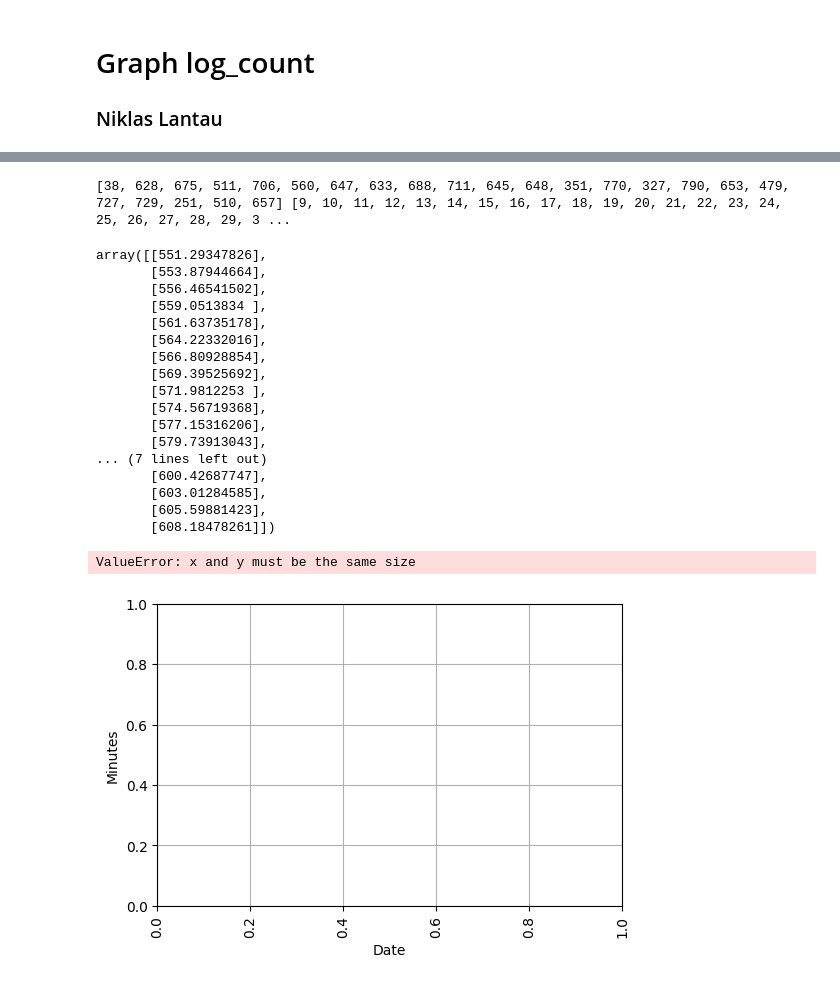
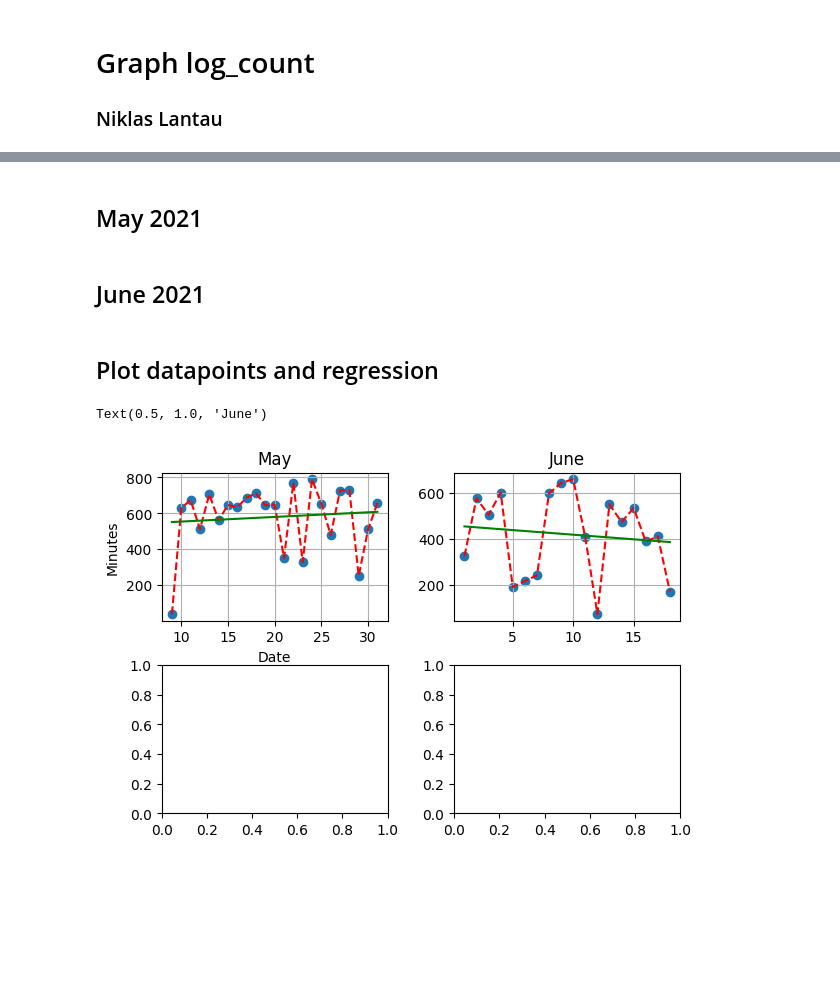
Before and after one commit to nlantau/dotfiles_arch, a Jupyter notebook: .config/scripts/log_graph.ipynb, the cells around one changed output, grey strips where cells are left out. Cells and saved outputs as stored; diff of their text form; code cells hidden in the pictures; blank space fills up the shorter version.

```diff
--- a/.config/scripts/log_graph.ipynb
+++ b/.config/scripts/log_graph.ipynb
@@ -58,42 +38,51 @@ x_vals[5]
+# %% [markdown]
+## May 2021
 # %%
-x_pred = {5:[], 6:[], 7:[]}
+# Extract x- and y-values for may
 x_5 = [x_vals[5][x][0] for x in range(len(x_vals[5]))]
 y_5 = [x_vals[5][x][1] for x in range(len(x_vals[5]))]
-print(y_5, x_5)
+
+# Reshape x- and y-values for Linear Regression
 x_pred[5] = np.array(x_5).reshape((-1,1))
 y_5 = np.array(y_5).reshape((-1,1))
-#x_pred[5]
+
+# Predict model
 model_5 = LinearRegression().fit(x_pred[5], y_5)
-y_pred = model_5.predict(x_pred[5])
-y_pred
+y_pred_5 = model_5.predict(x_pred[5])
-# %% [output]
-[38, 628, 675, 511, 706, 560, 647, 633, 688, 711, 645, 648, 351, 770, 327, 790, 653, 479, 727, 729, 251, 510, 657] [9, 10, 11, 12, 13, 14, 15, 16, 17, 18, 19, 20, 21, 22, 23, 24, 25, 26, 27, 28, 29, 3 ...
-array([[551.29347826],
-       [553.87944664],
-       [556.46541502],
-       [559.0513834 ],
-       [561.63735178],
-       [564.22332016],
-       [566.80928854],
-       [569.39525692],
-       [571.9812253 ],
-       [574.56719368],
-       [577.15316206],
-       [579.73913043],
-... (7 lines left out)
-       [600.42687747],
-       [603.01284585],
-       [605.59881423],
-       [608.18478261]])
+# %% [markdown]
+## June 2021
+# %%
+# Extract x- and y-values for may
+x_6 = [x_vals[6][x][0] for x in range(len(x_vals[6]))]
+y_6 = [x_vals[6][x][1] for x in range(len(x_vals[6]))]
+
+# Reshape x- and y-values for Linear Regression
+x_pred[6] = np.array(x_6).reshape((-1,1))
+y_6 = np.array(y_6).reshape((-1,1))
+
+# Predict model
+model_6 = LinearRegression().fit(x_pred[6], y_6)
+y_pred_6 = model_6.predict(x_pred[6])
+# %% [markdown]
+## Plot datapoints and regression
 # %%
-plt.figure(dpi=100)
-plt.grid()
-plt.xticks(rotation=90)
-plt.ylabel('Minutes'); plt.xlabel('Date'); plt.xticks(rotation=90)
-plt.scatter(x_vals[5], y_vals)
-plt.plot(x_vals, y_vals, 'r--')
-plt.plot(x, y_pred, 'g')
-plt.tight_layout()
+fig, ax = plt.subplots(2,2)
+fig.dpi = 100
+fig.tight_layout()
+
+ax[0,0].scatter(x_5, y_5)
+ax[0,0].plot(x_5, y_5, 'r--')
+ax[0,0].plot(x_pred[5], y_pred_5, 'g')
+ax[0,0].set_ylabel("Minutes")
+ax[0,0].set_xlabel("Date")
+ax[0,0].grid()
+ax[0,0].set_title("May")
+
+ax[0,1].scatter(x_6, y_6)
+ax[0,1].plot(x_6, y_6, 'r--')
+ax[0,1].plot(x_pred[6], y_pred_6, 'g')
+ax[0,1].grid()
+ax[0,1].set_title("June")
 # %% [output]
-ValueError: x and y must be the same size
+Text(0.5, 1.0, 'June')
-[figure, old version]
+[figure, new version]
```
Also changed, not shown: parts of 5 cells of this notebook.
